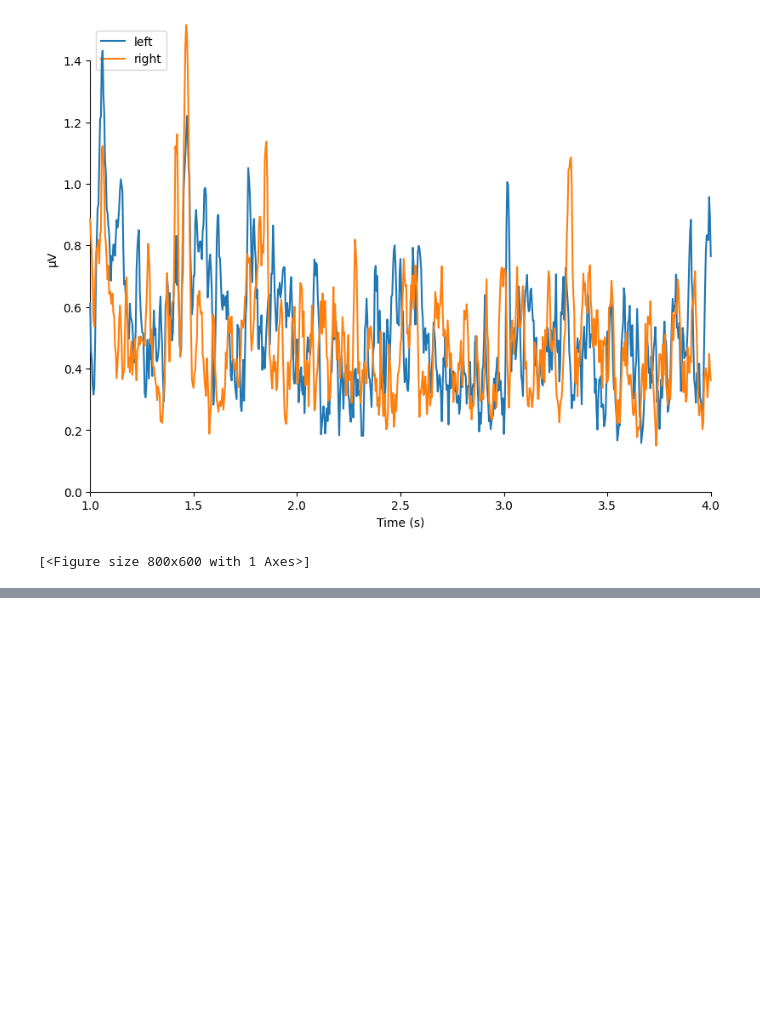
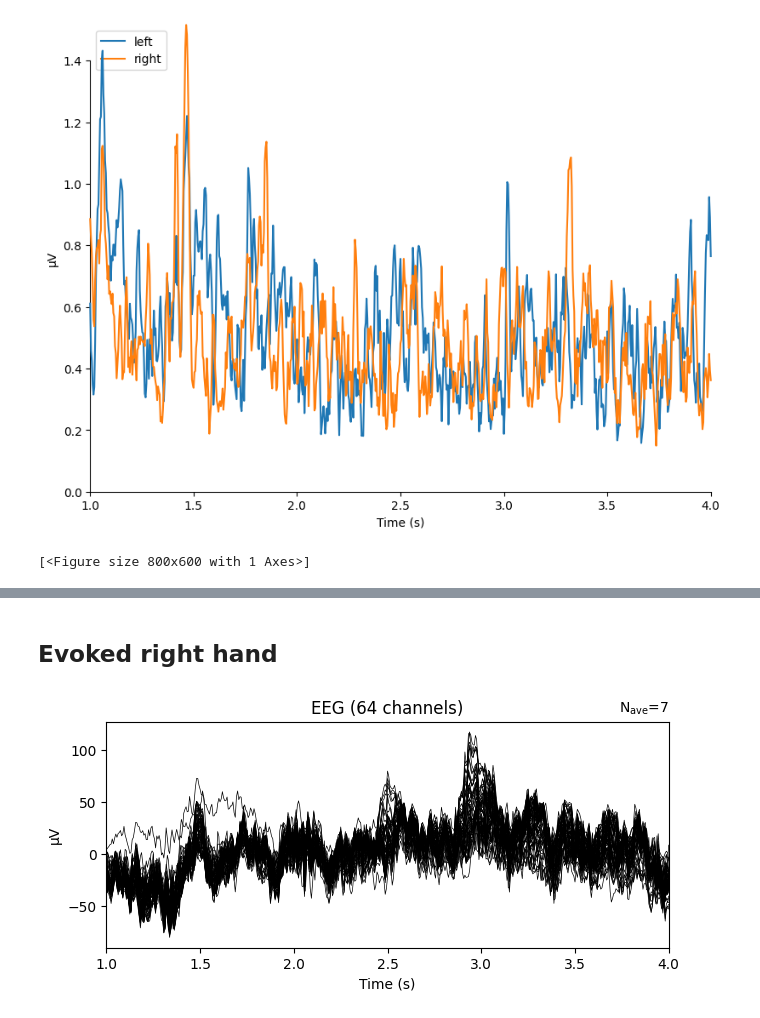
Before and after one commit to vixello/eeg_transformer, a Jupyter notebook: visualisation.ipynb, the cells around one changed output, grey strips where cells are left out. Cells and saved outputs as stored; diff of their text form; code cells hidden in the pictures; blank space fills up the shorter version.

```diff
--- a/visualisation.ipynb
+++ b/visualisation.ipynb
@@ -64,0 +108,9 @@ combining channels using GFP (eeg channels)
+# %% [markdown]
+## Evoked right hand
+# %%
+evoked_right = epochs['right_hand'].average()
+
+evoked_right.plot()
+plt.show()
+# %% [output]
+[figure, added]
```
Also changed, not shown: parts of 6 cells of this notebook, 5 other files.
